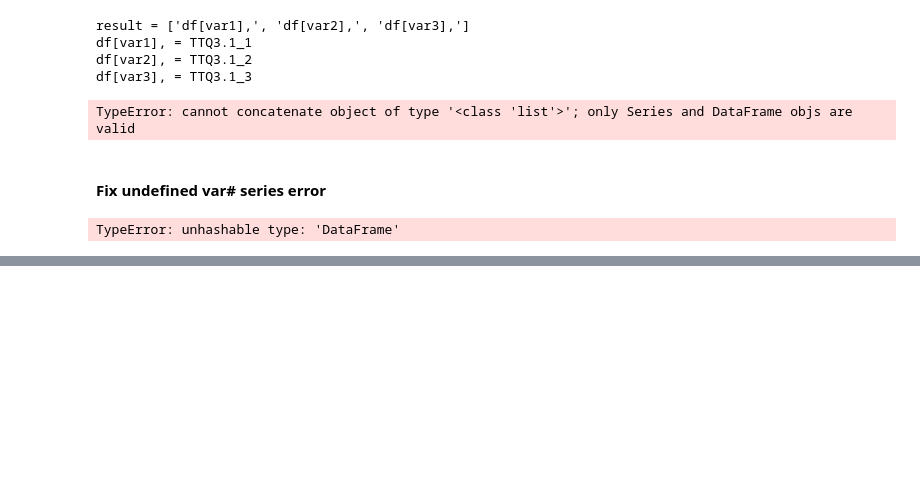
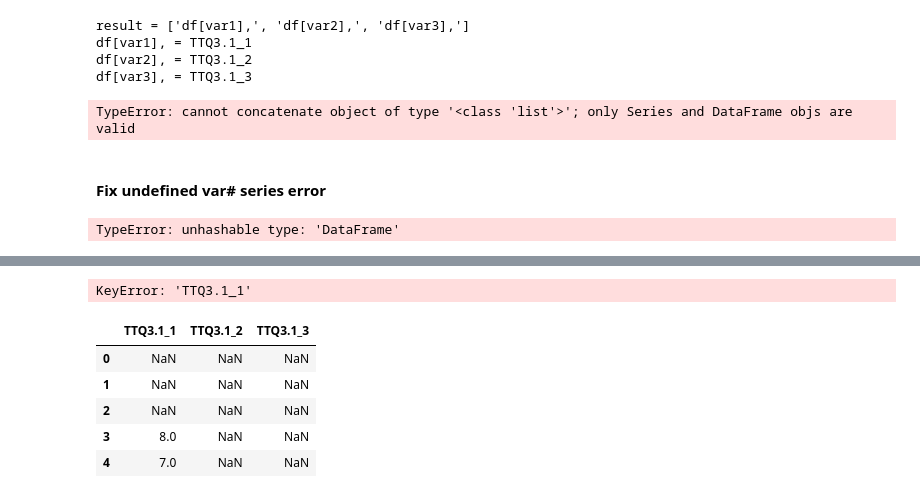
Before and after one commit to jellohead/taste_test_scripts, a Jupyter notebook: taste_test_scripts.ipynb, the cells around one changed output, grey strips where cells are left out. Cells and saved outputs as stored; diff of their text form; code cells hidden in the pictures; blank space fills up the shorter version.

```diff
--- a/taste_test_scripts.ipynb
+++ b/taste_test_scripts.ipynb
@@ -653,0 +748,34 @@ TypeError: unhashable type: 'DataFrame'
+# %%
+import pandas as pd
+import pyreadstat
+
+df, meta = pyreadstat.read_sav('../../SPSS-Python/spss-datasets/Taste_Test_Data_File.sav')
+
+
+values_list = ['TTQ3.1_1', 'TTQ3.1_2', 'TTQ3.1_3']
+values_list = ['TTQ3.1_1', 'TTQ3.1_2', 'TTQ3.1_3']
+
+# Initialize an empty dataframe
+combined_df = pd.DataFrame()
+
+# Iterate over the list of variable names
+for variable_name in values_list:
+    # Access the dataframe using globals() and concatenate it to the combined_df
+    combined_df = pd.concat([combined_df, globals()[variable_name]])
+
+# Reset the index of the combined dataframe
+combined_df = combined_df.reset_index(drop=True)
+
+# Print the combined dataframe
+print(combined_df)
+# %% [output]
+KeyError: 'TTQ3.1_1'
+# %%
+df[['TTQ3.1_1','TTQ3.1_2', 'TTQ3.1_3' ]].head()
+# %% [output]
+|  | TTQ3.1_1 | TTQ3.1_2 | TTQ3.1_3 |
+| 0 | NaN | NaN | NaN |
+| 1 | NaN | NaN | NaN |
+| 2 | NaN | NaN | NaN |
+| 3 | 8.0 | NaN | NaN |
+| 4 | 7.0 | NaN | NaN |
```
Also changed, not shown: parts of 5 cells of this notebook.
